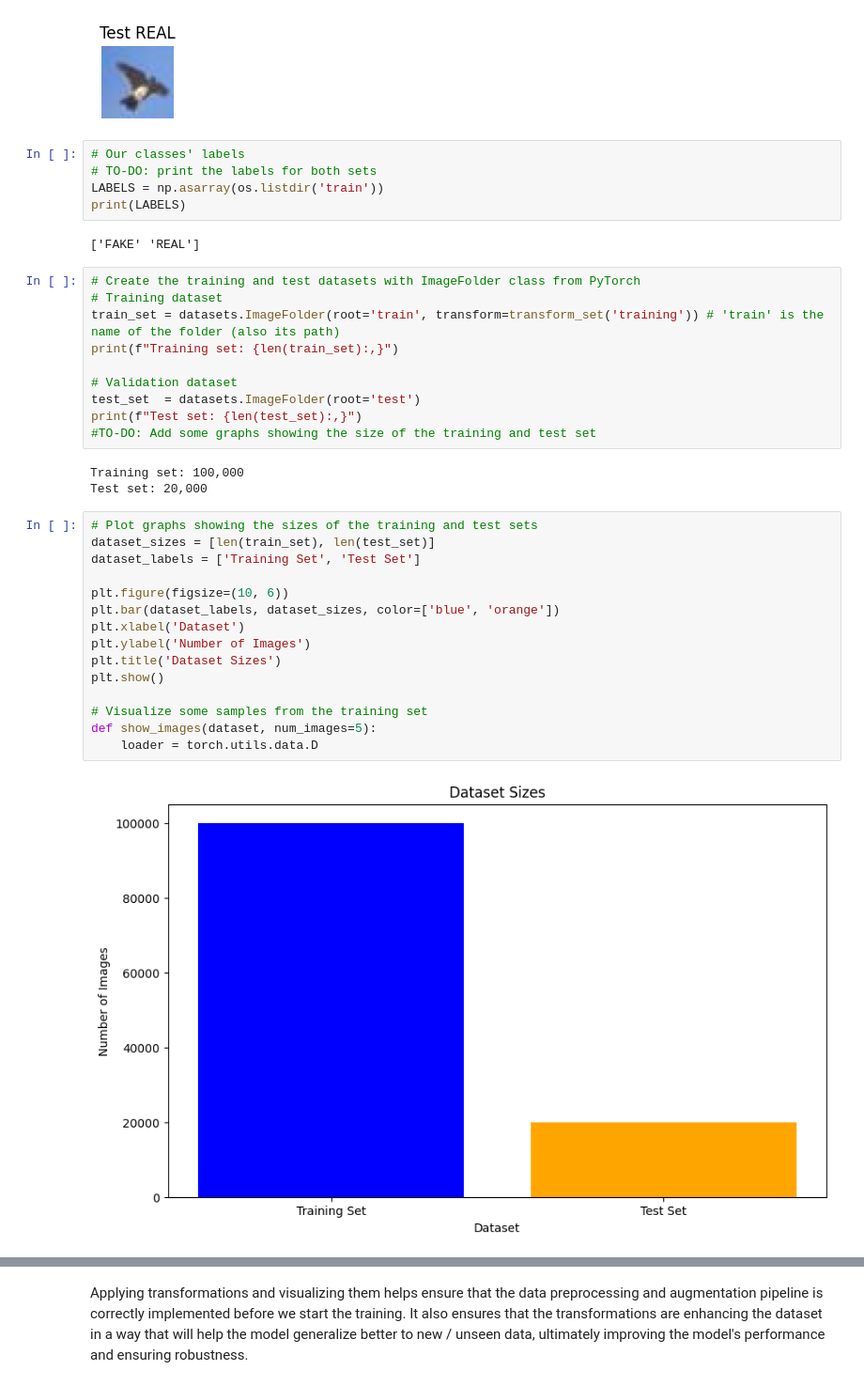
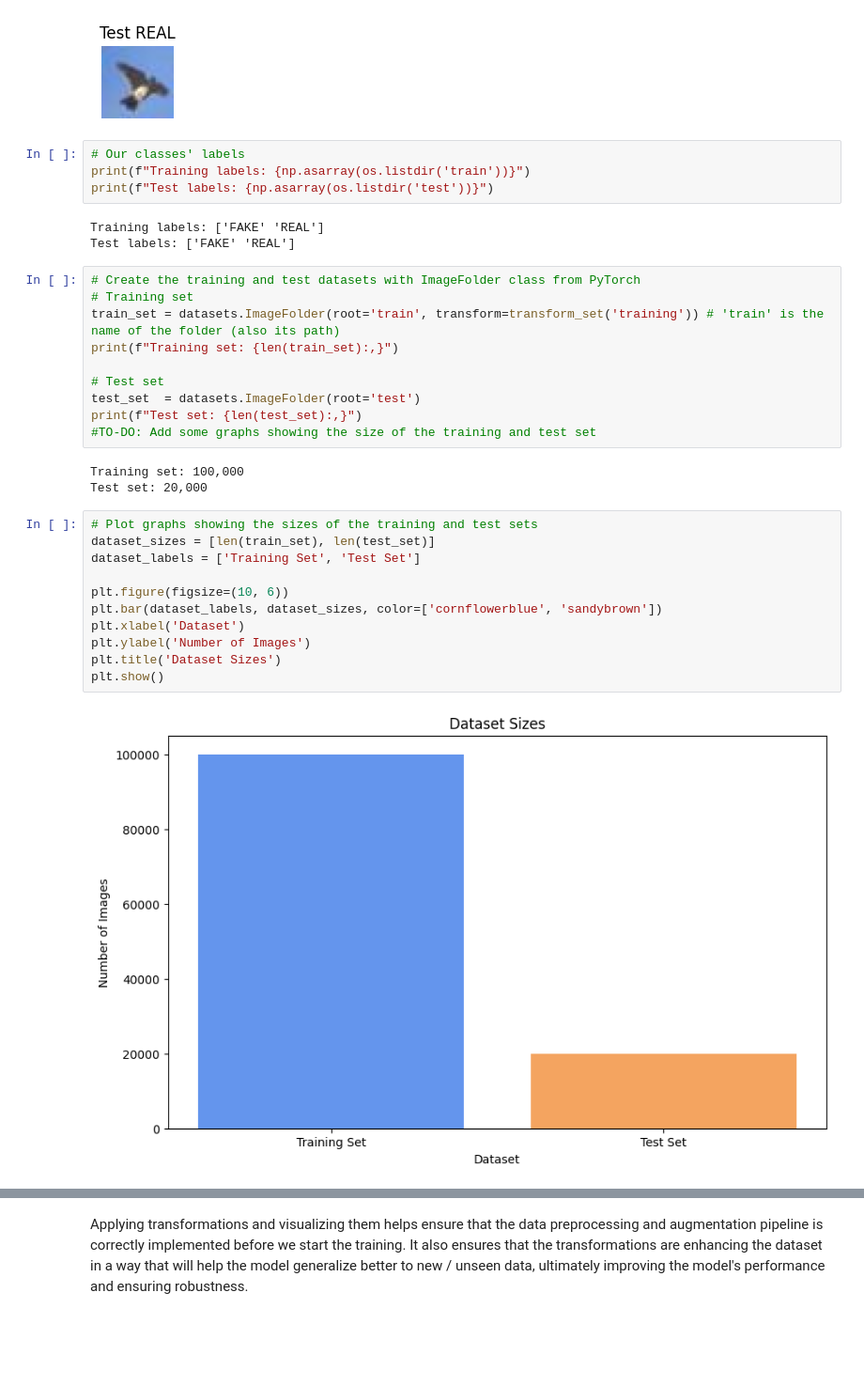
Before and after one commit to stefsyrsiri/synthetic-image-detection, a Jupyter notebook: report.ipynb, the cells around one changed output, grey strips where cells are left out. Shown at 94% size. Saved outputs shown, nothing was run; the diff lists cells and outputs as text; blank space fills up the shorter version.

```diff
--- a/report.ipynb
+++ b/report.ipynb
@@ -116,18 +116,18 @@ show_image('Test REAL', test_real_path)
 [figure]
 # %%
 # Our classes' labels
-# TO-DO: print the labels for both sets
-LABELS = np.asarray(os.listdir('train'))
-print(LABELS)
+print(f"Training labels: {np.asarray(os.listdir('train'))}")
+print(f"Test labels: {np.asarray(os.listdir('test'))}")
 # %% [output]
-['FAKE' 'REAL']
+Training labels: ['FAKE' 'REAL']
+Test labels: ['FAKE' 'REAL']
 # %%
 # Create the training and test datasets with ImageFolder class from PyTorch
-# Training dataset
+# Training set
 train_set = datasets.ImageFolder(root='train', transform=transform_set('training')) # 'train' is the name of the folder (also its path)
 print(f"Training set: {len(train_set):,}")
 
-# Validation dataset
+# Test set
 test_set  = datasets.ImageFolder(root='test')
 print(f"Test set: {len(test_set):,}")
 #TO-DO: Add some graphs showing the size of the training and test set
@@ -137,20 +137,16 @@ Test set: 20,000
 # %%
 # Plot graphs showing the sizes of the training and test sets
 dataset_sizes = [len(train_set), len(test_set)]
 dataset_labels = ['Training Set', 'Test Set']
 
 plt.figure(figsize=(10, 6))
-plt.bar(dataset_labels, dataset_sizes, color=['blue', 'orange'])
+plt.bar(dataset_labels, dataset_sizes, color=['cornflowerblue', 'sandybrown'])
 plt.xlabel('Dataset')
 plt.ylabel('Number of Images')
 plt.title('Dataset Sizes')
 plt.show()
-
-# Visualize some samples from the training set
-def show_images(dataset, num_images=5):
-    loader = torch.utils.data.D
 # %% [output]
-[figure, old version]
+[figure, new version]
 # %%
 # Observe the number of images for each class in testset
 real_count_train = sum(label == 0 for label in train_set.targets)
```
Also changed, not shown: parts of 13 cells of this notebook.
